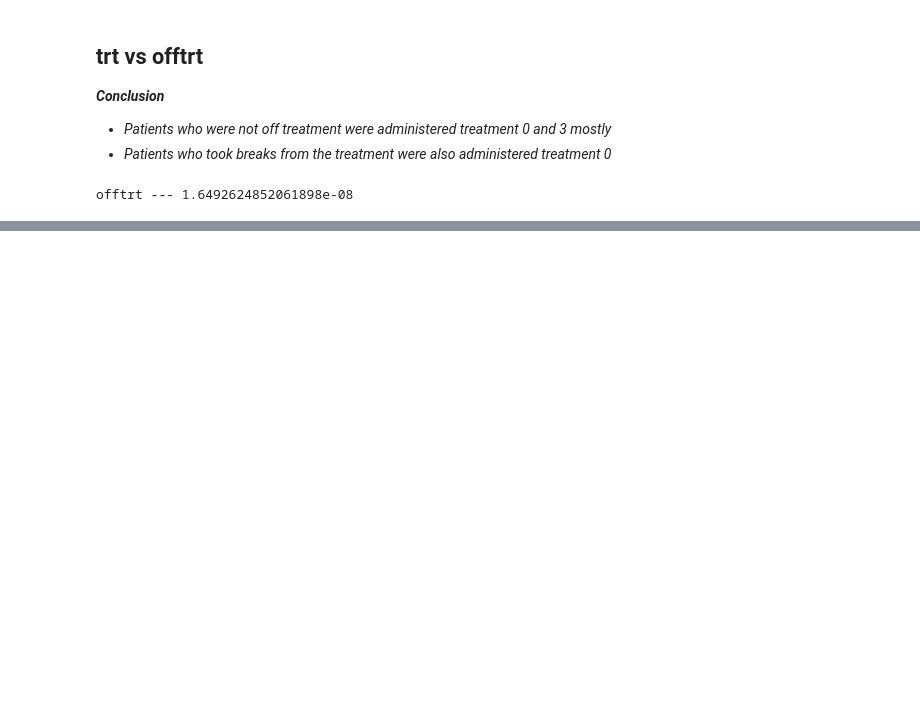
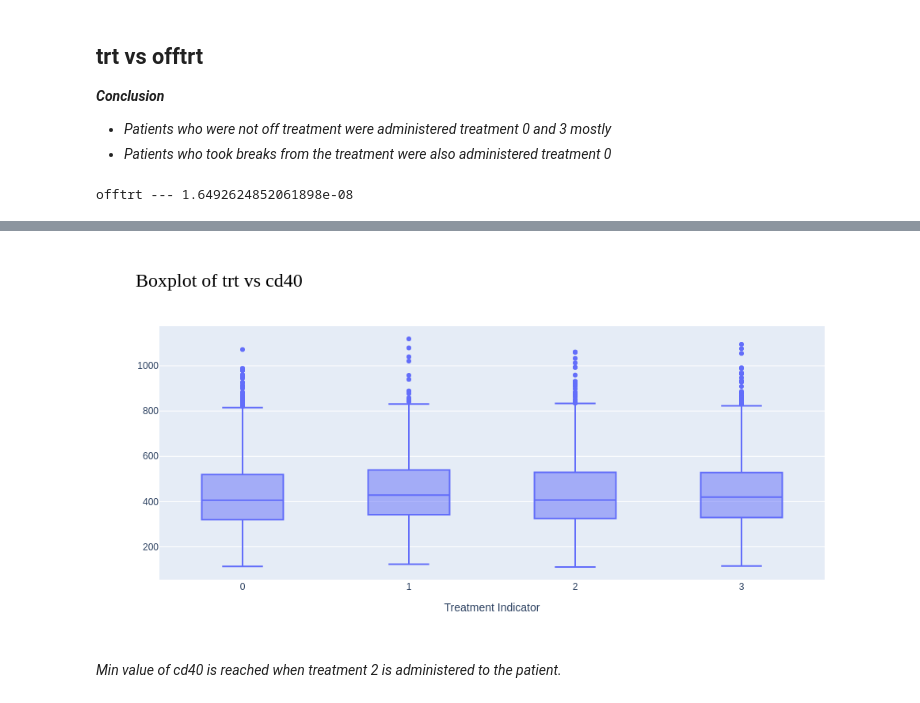
Before and after one commit to NityaVerma19/EDA-AIDS-virus-infection, a Jupyter notebook: eda-insights-on-aids-infection.ipynb, the cells around one changed output, grey strips where cells are left out. Saved outputs shown, nothing was run; the diff lists cells and outputs as text; code cells hidden in the pictures; blank space fills up the shorter version.

```diff
--- a/eda-insights-on-aids-infection.ipynb
+++ b/eda-insights-on-aids-infection.ipynb
@@ -2770,0 +2779,24 @@ fig.show()
+# %%
+fig = go.Figure(data=[go.Box(
+    x=df['trt'], y = df['cd420'],
+
+)])
+
+
+fig.update_layout(
+    title_text="Boxplot of trt vs cd40",
+    title_font_size=24,
+    title_font_family="Times New Roman",
+    title_font_color="#000000",
+    paper_bgcolor='#ffffff',
+    xaxis=dict(title="Treatment Indicator"),
+)
+
+fig.update_layout(width=1000)
+
+# Show plot
+fig.show('png')
+# %% [output]
+[figure, added]
+# %% [markdown]
+*Min value of cd40 is reached when treatment 2 is administered to the patient.*
```
Also changed, not shown: parts of 6 cells of this notebook.
